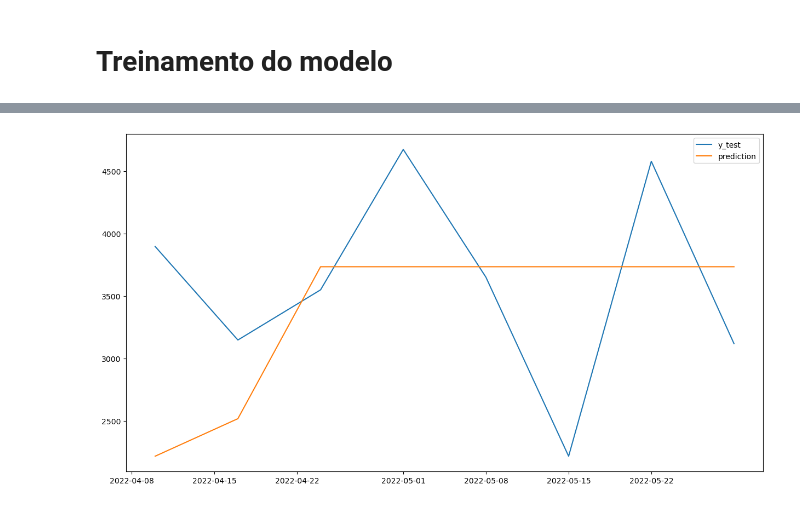
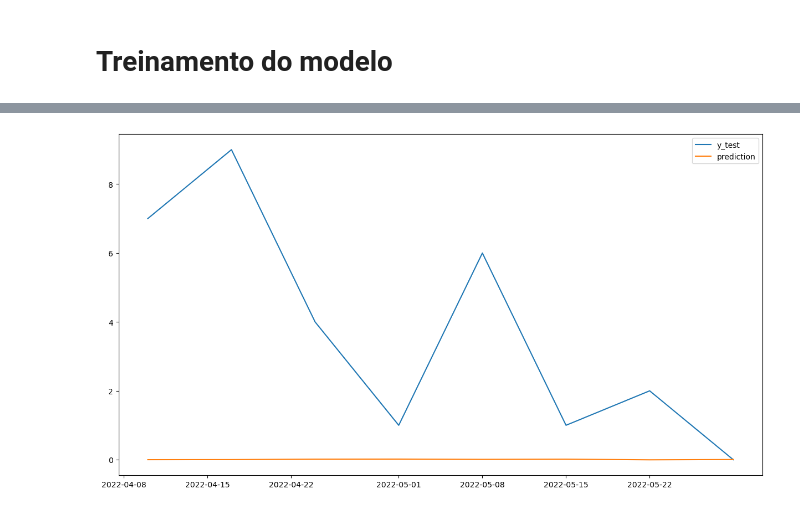
Before and after one commit to cristianomm/PUCRS, a Jupyter notebook: 98H05-04 - Aprendizado Supervisionado/TF/explore.ipynb, the cells around one changed output, grey strips where cells are left out. Drawn from its saved outputs; the diff is of its cells as text; code cells hidden in the pictures.

```diff
--- a/98H05-04 - Aprendizado Supervisionado/TF/explore.ipynb
+++ b/98H05-04 - Aprendizado Supervisionado/TF/explore.ipynb
@@ -307,14 +299,15 @@ renner_uy_ex_9 - data:(8, 2) - features:(8, 10)
 # %%
 #renner_br_sp_2
 #renner_br_rs_6
 #renner_br_rj_81
-tsc = test_series['renner_br_rj_81']
+#renner_br_rj_190
+tsc = test_series['renner_br_rs_6']
 pred = predictions[predictions['loja'] == tsc.name].set_index('ds')
 
 fig = plt.figure(figsize=(15,8))
 plt.plot(tsc.data[tsc.name], label='y_test')
 plt.plot(pred['venda'], label='prediction')
 plt.legend()
 plt.show()
 # %% [output]
-[figure, old version]
+[figure, new version]
```
Also changed, not shown: parts of 2 cells of this notebook, 2 other files.
